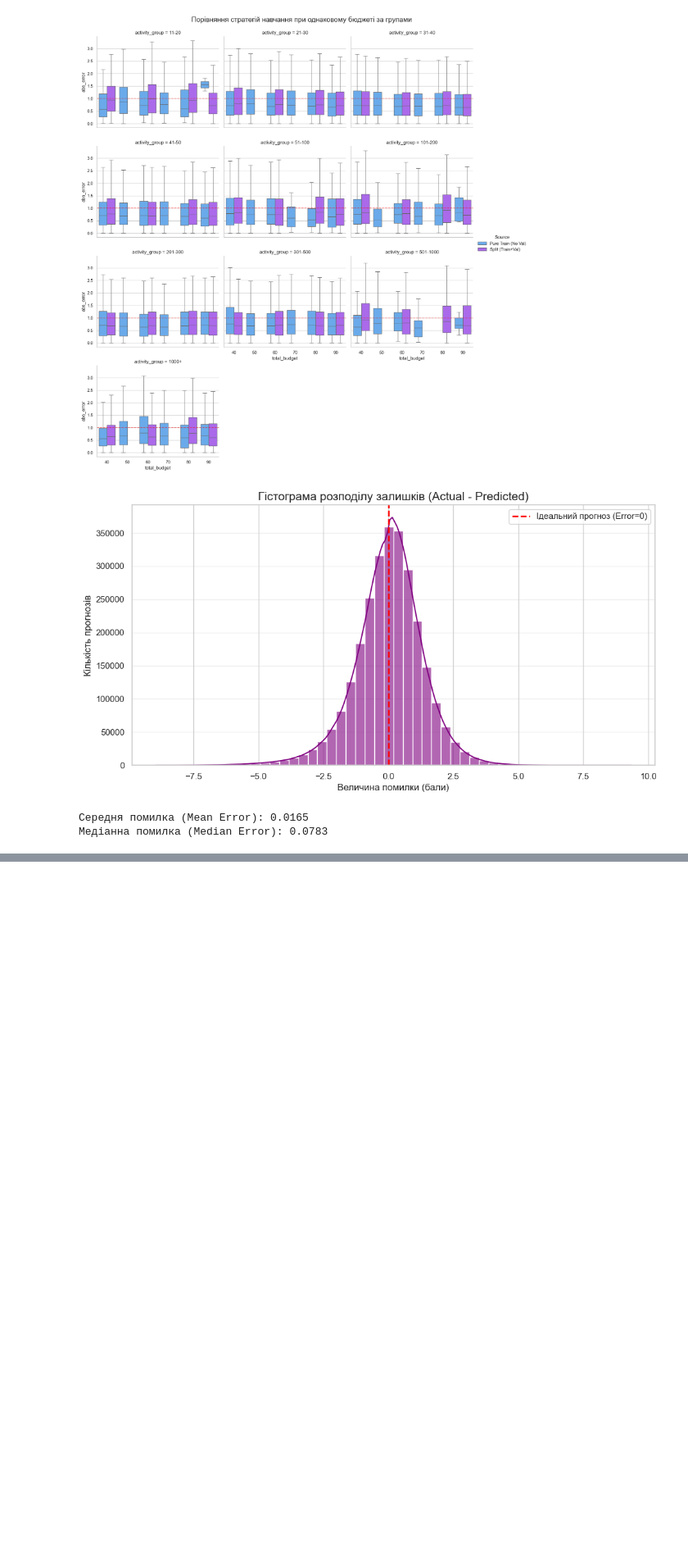
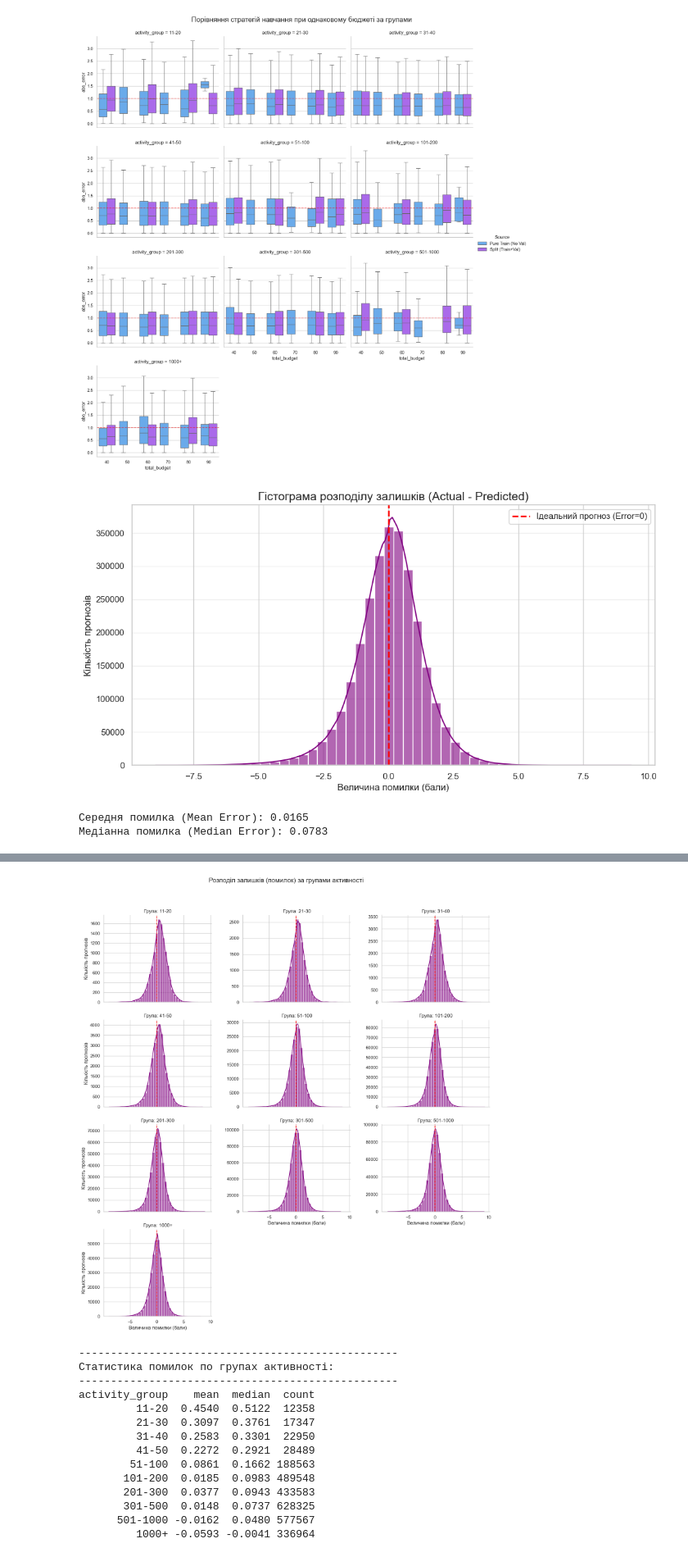
Before and after one commit to AntonBubnov/anime-rec-sys-evaluation, a Jupyter notebook: notebooks/03_model_Model_based_CF_DL.ipynb, the cells around one changed output, grey strips where cells are left out. Shown at 82% size. Drawn from its saved outputs; the diff is of its cells as text; code cells hidden in the pictures; blank space fills up the shorter version.

```diff
--- a/notebooks/03_model_Model_based_CF_DL.ipynb
+++ b/notebooks/03_model_Model_based_CF_DL.ipynb
@@ -787,0 +811,71 @@ print(f"Медіанна помилка (Median Error): {test['error'].median():
+# %%
+# Крок 2. Створюємо сітку графіків (FacetGrid)
+# col_wrap=3 означає, що в одному рядку буде максимум 3 графіки, далі - перенесення
+# sharey=False дуже важливо: у різних групах різна кількість людей,
+# тому шкала Y має бути своєю для кожного графіка, щоб їх було добре видно.
+g = sns.FacetGrid(
+    test,
+    col="activity_group",
+    col_wrap=3,
+    height=4,
+    aspect=1.2,
+    sharex=True,
+    sharey=False
+)
+
+# Крок 3. Наносимо гістограми на створену сітку
+g.map_dataframe(
+    sns.histplot,
+    x="error",
+    bins=40,              # Кількість стовпчиків (можна змінювати)
+    kde=True,             # Лінія тренду
+    color="purple",
+    alpha=0.6
+)
+
+# Крок 4. Додаємо червону пунктирну лінію на рівні 0 на кожен графік
+# Для цього створюємо маленьку функцію-помічника
+def add_zero_line(**kwargs):
+    plt.axvline(x=0, color='red', linestyle='--', linewidth=1.5)
+
+g.map(add_zero_line)
+
+# Крок 5. Наводимо красу: підписи осей та заголовки
+g.set_axis_labels("Величина помилки (бали)", "Кількість прогнозів")
+g.set_titles(col_template="Група: {col_name}") # {col_name} автоматично підставить назву групи
+
+# Загальний заголовок для всього малюнка
+plt.subplots_adjust(top=0.9)
+g.fig.suptitle('Розподіл залишків (помилок) за групами активності', fontsize=16)
+
+plt.show()
+
+# Крок 6. Виводимо детальну статистику по кожній групі
+print("-" * 50)
+print("Статистика помилок по групах активності:")
+print("-" * 50)
+
+# Використовуємо groupby, щоб порахувати середнє (mean) та медіану (median) для кожної групи
+group_stats = test.groupby('activity_group')['error'].agg(['mean', 'median', 'count']).reset_index()
+
+# Округлюємо результати для красивого виводу
+group_stats['mean'] = group_stats['mean'].round(4)
+group_stats['median'] = group_stats['median'].round(4)
+
+print(group_stats.to_string(index=False))
+# %% [output]
+[figure, added]
+--------------------------------------------------
+Статистика помилок по групах активності:
+--------------------------------------------------
+activity_group    mean  median  count
+         11-20  0.4540  0.5122  12358
+         21-30  0.3097  0.3761  17347
+         31-40  0.2583  0.3301  22950
+         41-50  0.2272  0.2921  28489
+        51-100  0.0861  0.1662 188563
+       101-200  0.0185  0.0983 489548
+       201-300  0.0377  0.0943 433583
+       301-500  0.0148  0.0737 628325
+      501-1000 -0.0162  0.0480 577567
+         1000+ -0.0593 -0.0041 336964
```
Also changed, not shown: parts of 8 cells of this notebook.
